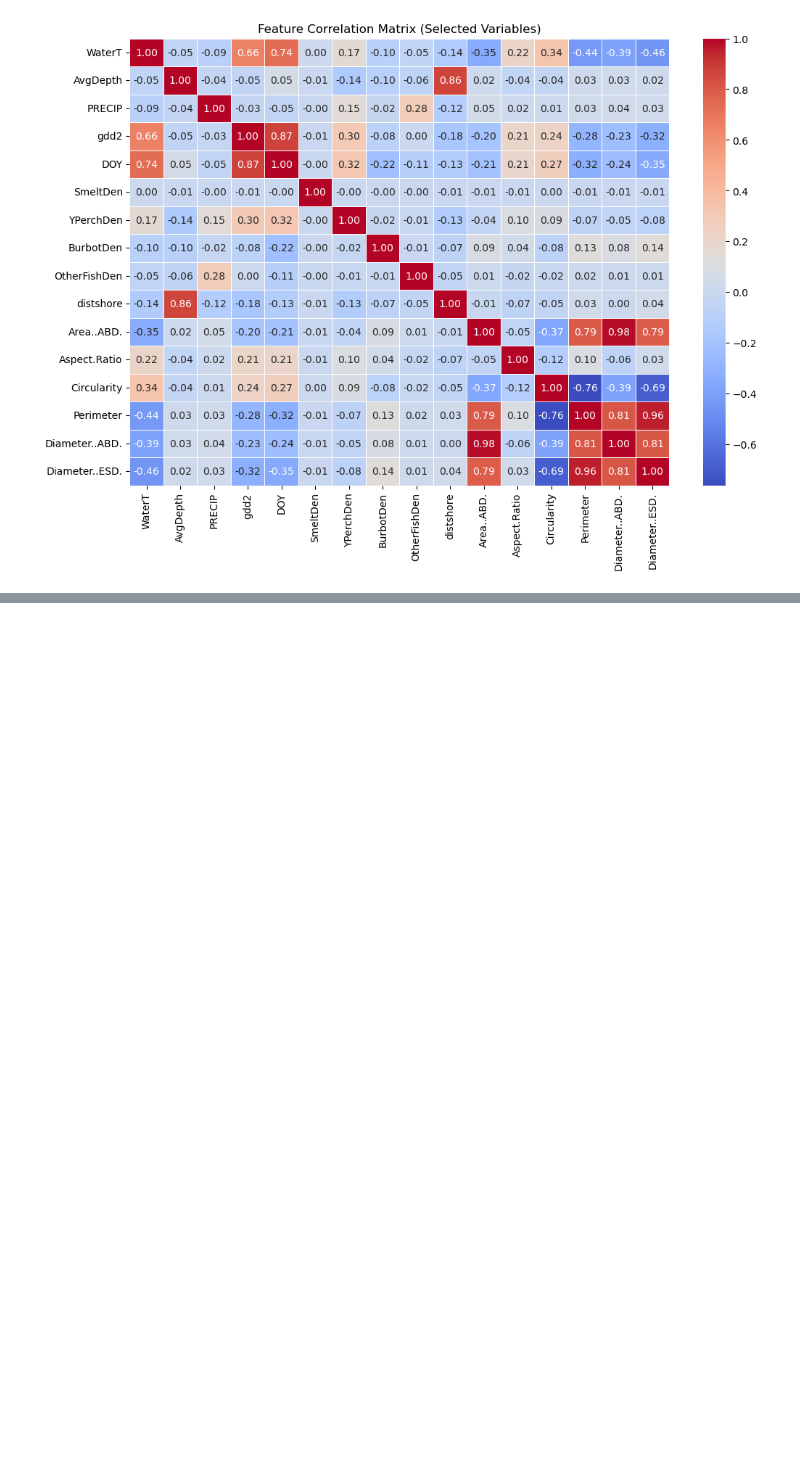
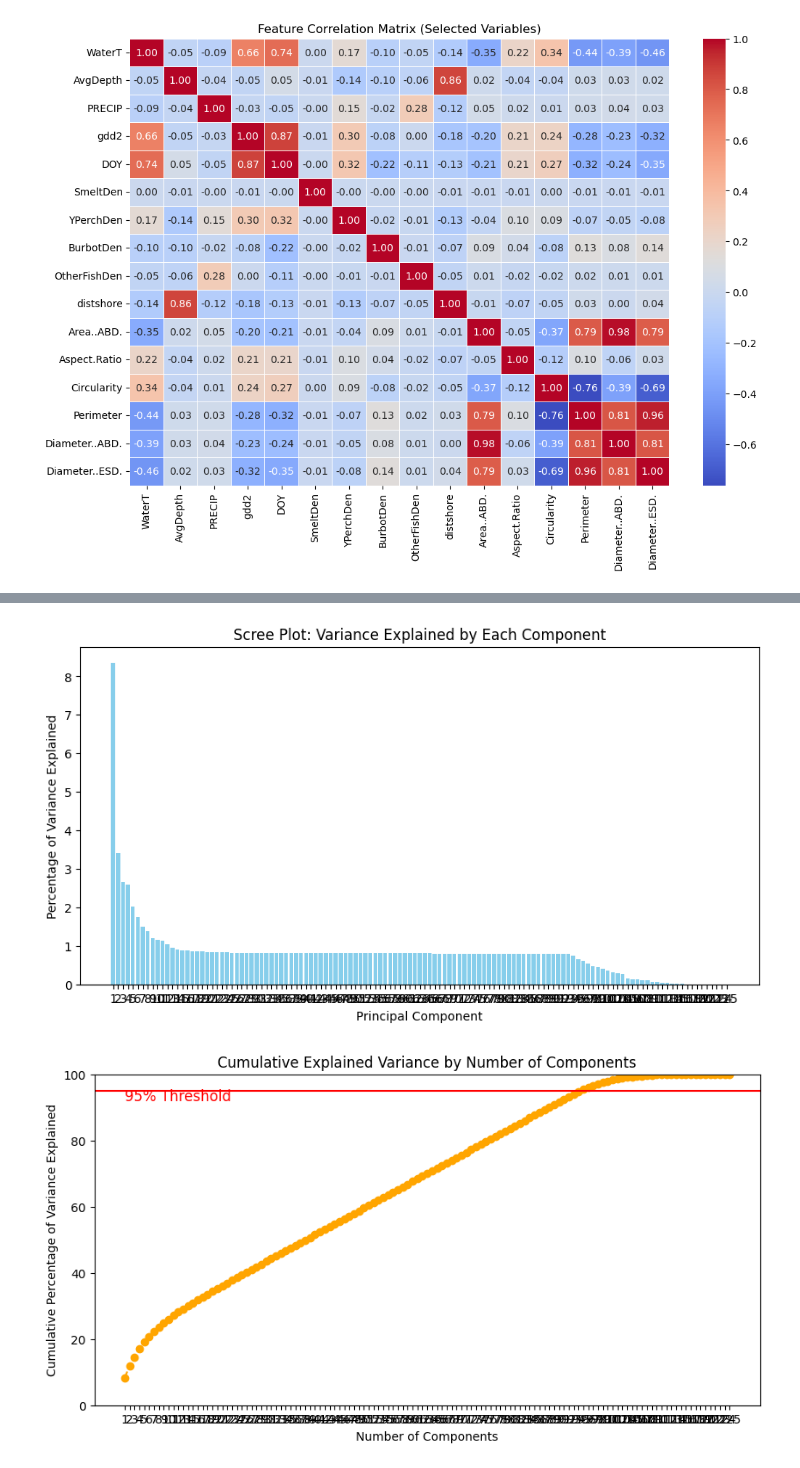
Before and after one commit to DaihaoWu/STA2453, a Jupyter notebook: EDA/EDA.ipynb, the cells around one changed output, grey strips where cells are left out. Drawn from its saved outputs; the diff is of its cells as text; code cells hidden in the pictures; blank space fills up the shorter version.

```diff
--- a/EDA/EDA.ipynb
+++ b/EDA/EDA.ipynb
@@ -312,0 +601,18 @@ plt.show()
+# %%
+merged_df = pd.read_csv("/Users/willwu/Documents/GitHub/Zooplankton/plankton_data/Merged_Master_all.csv")
+# %%
+# Ensure WIND is a string type
+merged_df["WIND"] = merged_df["WIND"].astype(str)
+
+# Split WIND into direction and speed
+wind_split = merged_df["WIND"].str.split("-", expand=True)
+
+# Assign to new columns and convert to integers
+merged_df["wind_direction"] = pd.to_numeric(wind_split[0], errors="coerce")
+merged_df["wind_speed"] = pd.to_numeric(wind_split[1], errors="coerce")
+
+# Drop the original WIND column if no longer needed
+# merged_df.drop(columns=["WIND"], inplace=True)
+
+# Preview result
+merged_df[["WIND", "wind_direction", "wind_speed"]].head()
@@ -312,0 +628,42 @@ plt.show()
+# %%
+from sklearn.preprocessing import StandardScaler
+from sklearn.decomposition import PCA
+
+# Assuming df is your DataFrame containing the selected features
+features = ["WaterT", "AvgDepth", "PRECIP", "gdd2", "DOY", "YPerchDen",
+            "BurbotDen", "OtherFishDen", "distshore", "Area..ABD.", "Aspect.Ratio",
+            "Circularity", "Perimeter", "Diameter..ABD.", "Diameter..ESD."]
+
+# Standardize the features
+scaler = StandardScaler()
+X_scaled = scaler.fit_transform(merged_df[features])
+
+# Perform PCA without limiting the number of components to get full info
+pca_full = PCA()
+pca_full.fit(X_scaled)
+explained_variance_ratio = pca_full.explained_variance_ratio_
+cumulative_variance = np.cumsum(explained_variance_ratio)
+
+# Plot 1: Scree Plot for Individual Explained Variance
+plt.figure(figsize=(10, 5))
+plt.bar(range(1, len(explained_variance_ratio) + 1), explained_variance_ratio * 100, color='skyblue')
+plt.xlabel('Principal Component')
+plt.ylabel('Percentage of Variance Explained')
+plt.title('Scree Plot: Variance Explained by Each Component')
+plt.xticks(range(1, len(explained_variance_ratio) + 1))
+plt.show()
+
+# Plot 2: Cumulative Explained Variance Plot
+plt.figure(figsize=(10, 5))
+plt.plot(range(1, len(cumulative_variance) + 1), cumulative_variance * 100, marker='o', linestyle='--', color='orange')
+plt.xlabel('Number of Components')
+plt.ylabel('Cumulative Percentage of Variance Explained')
+plt.title('Cumulative Explained Variance by Number of Components')
+plt.axhline(y=95, color='red', linestyle='-')
+plt.text(1, 92, '95% Threshold', color='red', fontsize=12)
+plt.xticks(range(1, len(cumulative_variance) + 1))
+plt.ylim(0, 100)
+plt.show()
+# %% [output]
+[figure, added]
+[figure, added]
```
Also changed, not shown: parts of 18 cells of this notebook, 5 other files.
